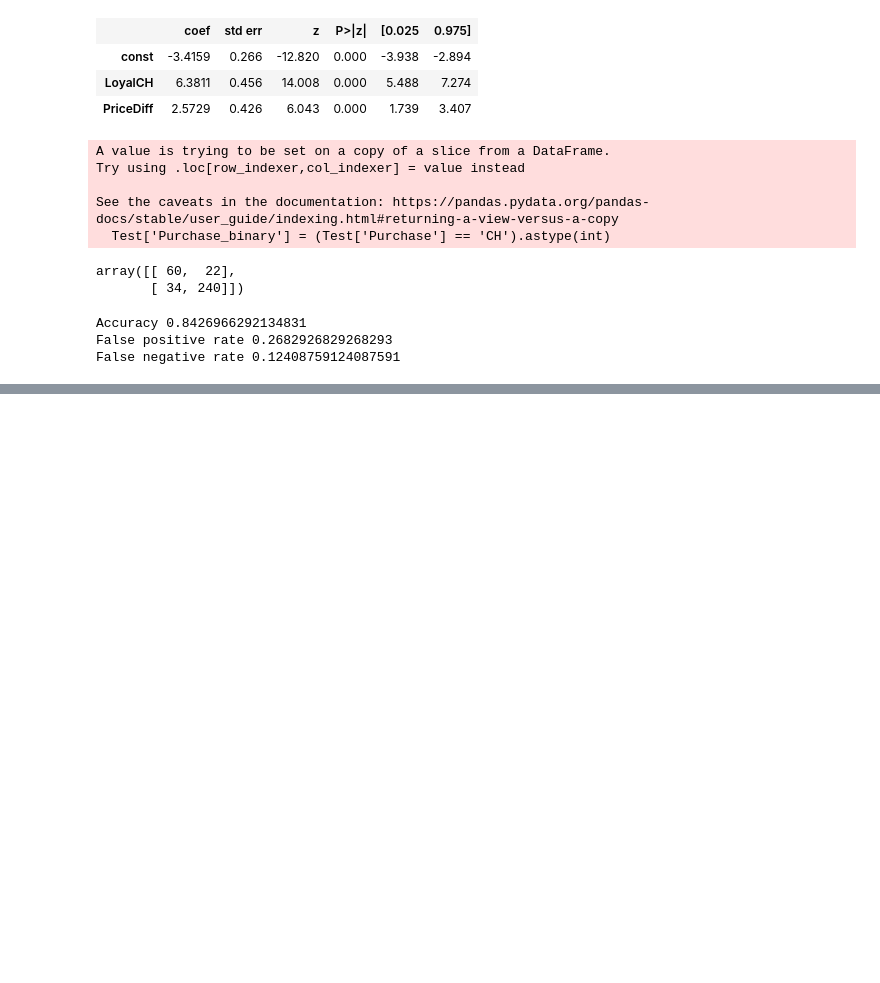
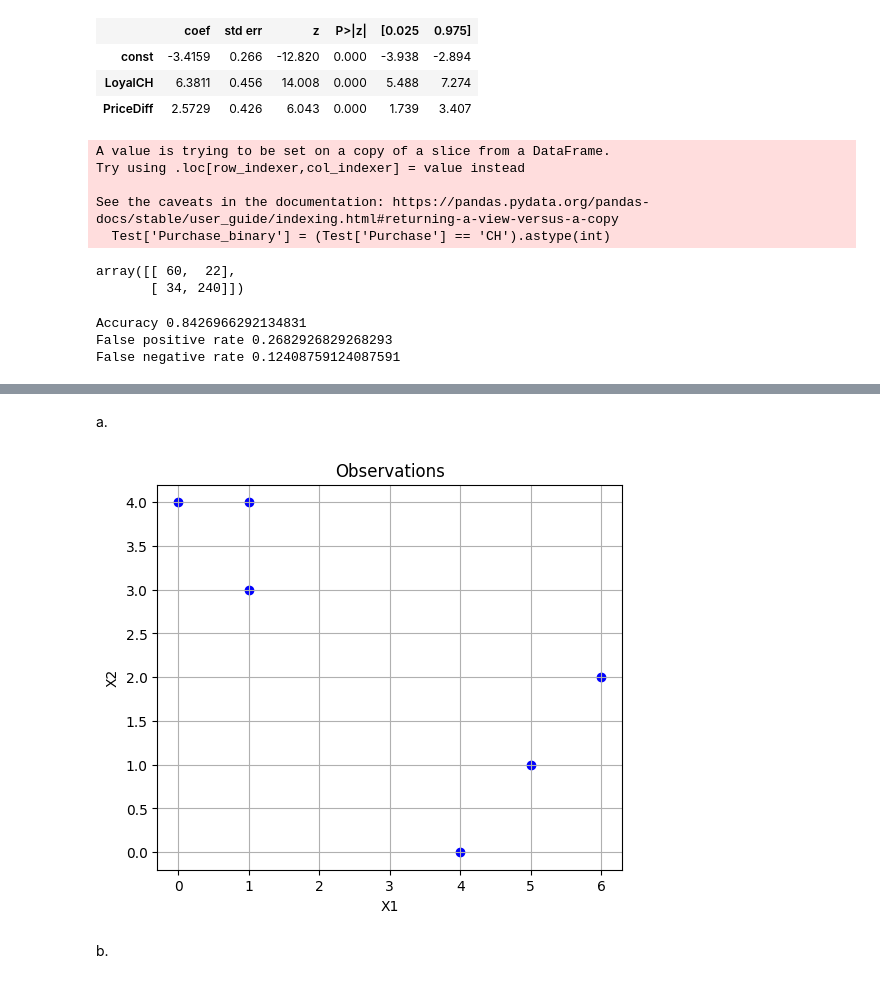
Before and after one commit to katesnow1/code_2600, a Jupyter notebook: homework3.ipynb, the cells around one changed output, grey strips where cells are left out. Cells and saved outputs as stored; diff of their text form; code cells hidden in the pictures; blank space fills up the shorter version.

```diff
--- a/homework3.ipynb
+++ b/homework3.ipynb
@@ -209,0 +324,11 @@ False negative rate 0.12408759124087591
+# %%
+#make array with observations here
+data = {
+    'Obs': [1,2,3,4,5,6],
+    'X1': [1,1,0,5,6,4],
+    'X2': [4,3,4,1,2,0]
+}
+
+df = pd.DataFrame(data)
+df.set_index('Obs', inplace=True)
+df
@@ -209,0 +344,16 @@ False negative rate 0.12408759124087591
+# %% [markdown]
+a.
+# %%
+plt.figure(figsize=(6,5))
+plt.scatter(df['X1'], df['X2'], color='blue')
+
+
+plt.title("Observations")
+plt.xlabel("X1")
+plt.ylabel("X2")
+plt.grid(True)
+plt.show()
+# %% [output]
+[figure, added]
+# %% [markdown]
+b.
```
Also changed, not shown: parts of 30 cells of this notebook.
